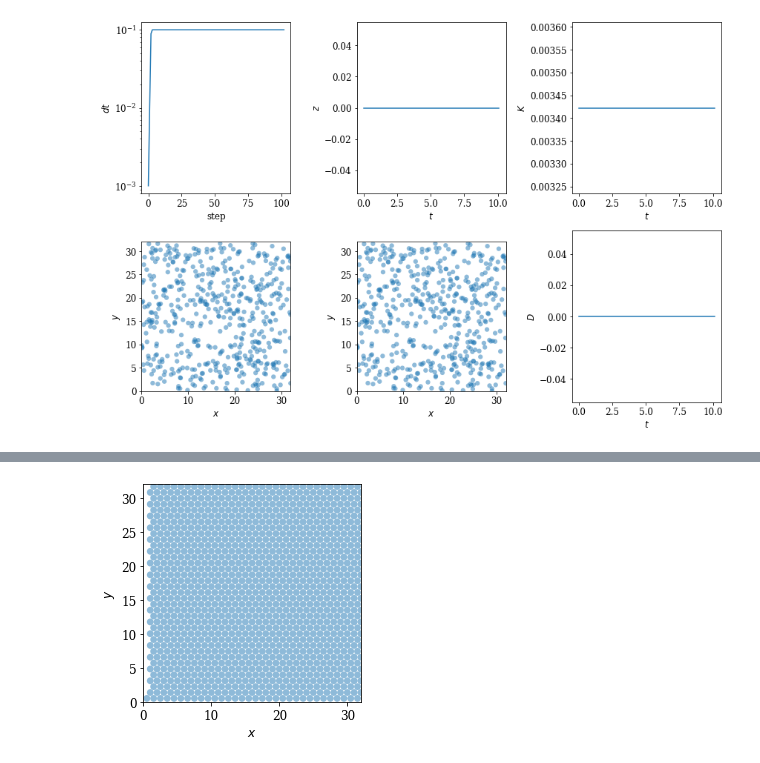
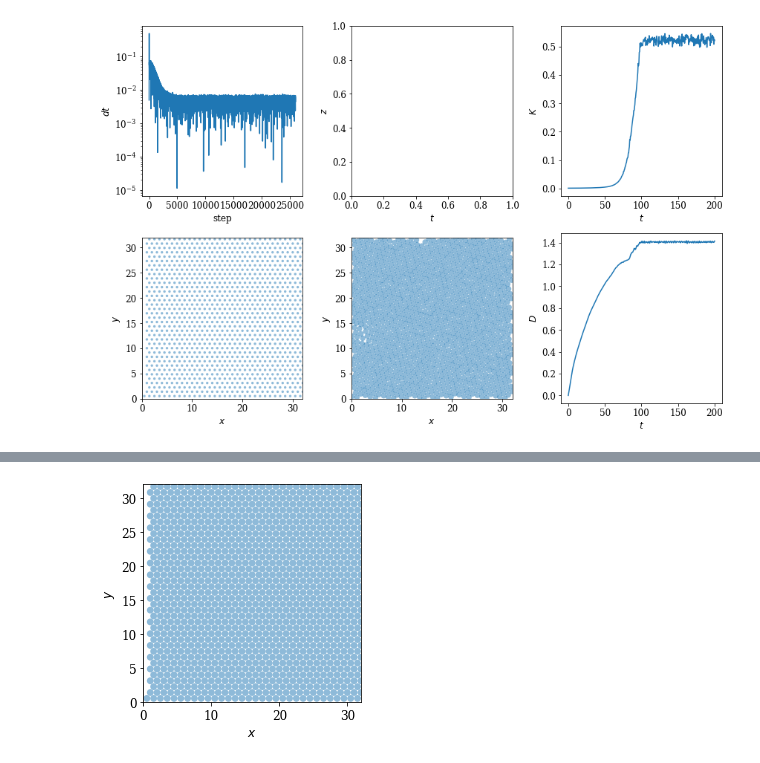
Before and after one commit to znicolaou/manybody, a Jupyter notebook: plot.ipynb, the cells around one changed output, grey strips where cells are left out. Saved outputs shown, nothing was run; the diff lists cells and outputs as text; code cells hidden in the pictures.

```diff
--- a/plot.ipynb
+++ b/plot.ipynb
@@ -10,7 +11,7 @@ from shutil import rmtree
 from IPython.display import Video
 plt.rcParams.update({'font.size': 12, 'pdf.fonttype':42,'text.usetex': False, 'font.family': 'serif'})
 # %%
-filebase='data/test'
+filebase='data/quasistatic'
 file=open(filebase+'out.dat')
 N,dim,t1,t2,t3,dt,L,R0,R,V,H=file.readline().split()
 N=int(N)
@@ -27,14 +28,9 @@ times=np.fromfile(filebase+'times.dat')
 order=np.fromfile(filebase+'orders.dat',dtype=np.int32)
 states=np.fromfile(filebase+'states.dat')
 states=states.reshape((int(len(states)/((2*dim)*N)),(2*dim)*N))
-icoord=[]
-jcoord=[]
-ind=0
-while ind<len(order):
-    icoord.append(order[ind+1:ind+2*order[ind]+1:2])
-    jcoord.append(order[ind+2:ind+2*order[ind]+1:2])
-    ind=ind+2*order[ind]+1
-coords= np.array([len(ind) for ind in icoord])/(N/2)
+dmax=5 #add to output
+# bins=int(len(order)**0.5)
+# order=order.reshape((bins,bins))*L*L/(N*N)/len(states)/(2*dmax/bins*2*dmax/bins)
 
 plt.subplots(2,3,figsize=(12,8))
 plt.subplot(2,3,1)
@@ -45,7 +41,7 @@ plt.plot(np.diff(times))
 plt.subplot(2,3,2)
 plt.ylabel('$z$')
 plt.xlabel('$t$')
-plt.plot(dt*np.arange(len(coords)),coords)
+# plt.plot(dt*np.arange(len(coords)),coords)
 plt.subplot(2,3,4)
 t=t3
 Rt=R
@@ -58,32 +54,33 @@ plt.ylim(0,L)
 plt.xlabel('$x$')
 plt.ylabel('$y$')
 plt.gca().set_aspect(1)
+
 plt.subplot(2,3,5)
 t=t1
 Rt=R
 if t<t2:
     Rt=R0+t/t2*(R-R0)
 circles = [plt.Circle((x,y), radius=Rt) for (x,y) in zip(states[-1,0::4],states[-1,1::4])]
 plt.gca().add_collection(collections.PatchCollection(circles,alpha=0.5))
 plt.xlim(0,L)
 plt.ylim(0,L)
 plt.xlabel('$x$')
 plt.ylabel('$y$')
 plt.gca().set_aspect(1)
 
 plt.subplot(2,3,3)
 plt.xlabel('$t$')
 plt.ylabel('$K$')
 plt.plot(dt*np.arange(len(states)),np.mean(0.5*(states[:,2::4]**2+states[:,3::4]**2),axis=1))
 
 plt.subplot(2,3,6)
 plt.xlabel('$t$')
 plt.ylabel('$D$')
 plt.plot(dt*np.arange(len(states)), np.mean((np.mod(states[:,0::4]-states[0,0::4]+L/2,L)-L/2)**2+(np.mod(states[:,1::4]-states[0,1::4]+L/2,L)-L/2)**2,axis=1)**0.5)
 
 
 plt.tight_layout()
 plt.show()
 # %% [output]
-[figure, old version]
+[figure, new version]
 # %%
```
Also changed, not shown: parts of 14 cells of this notebook, 34 other files.
